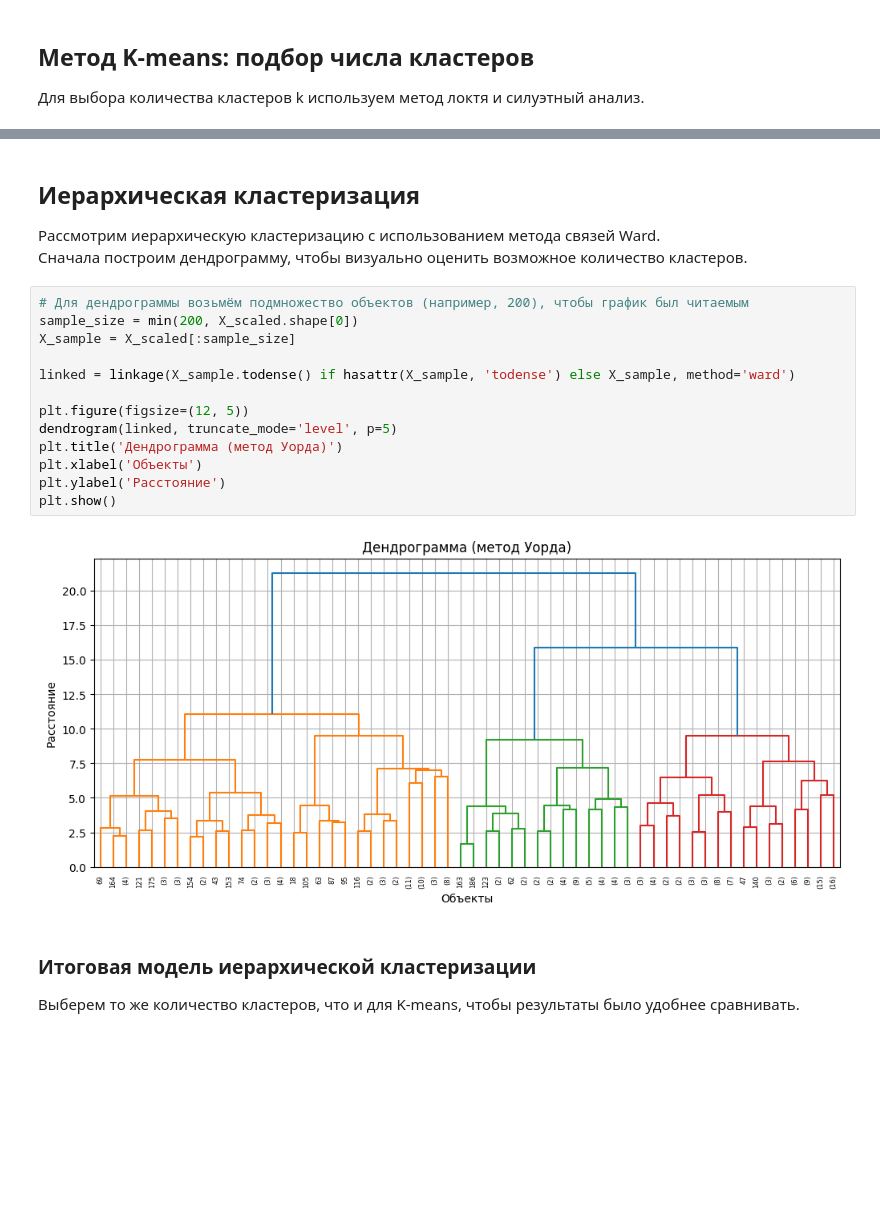
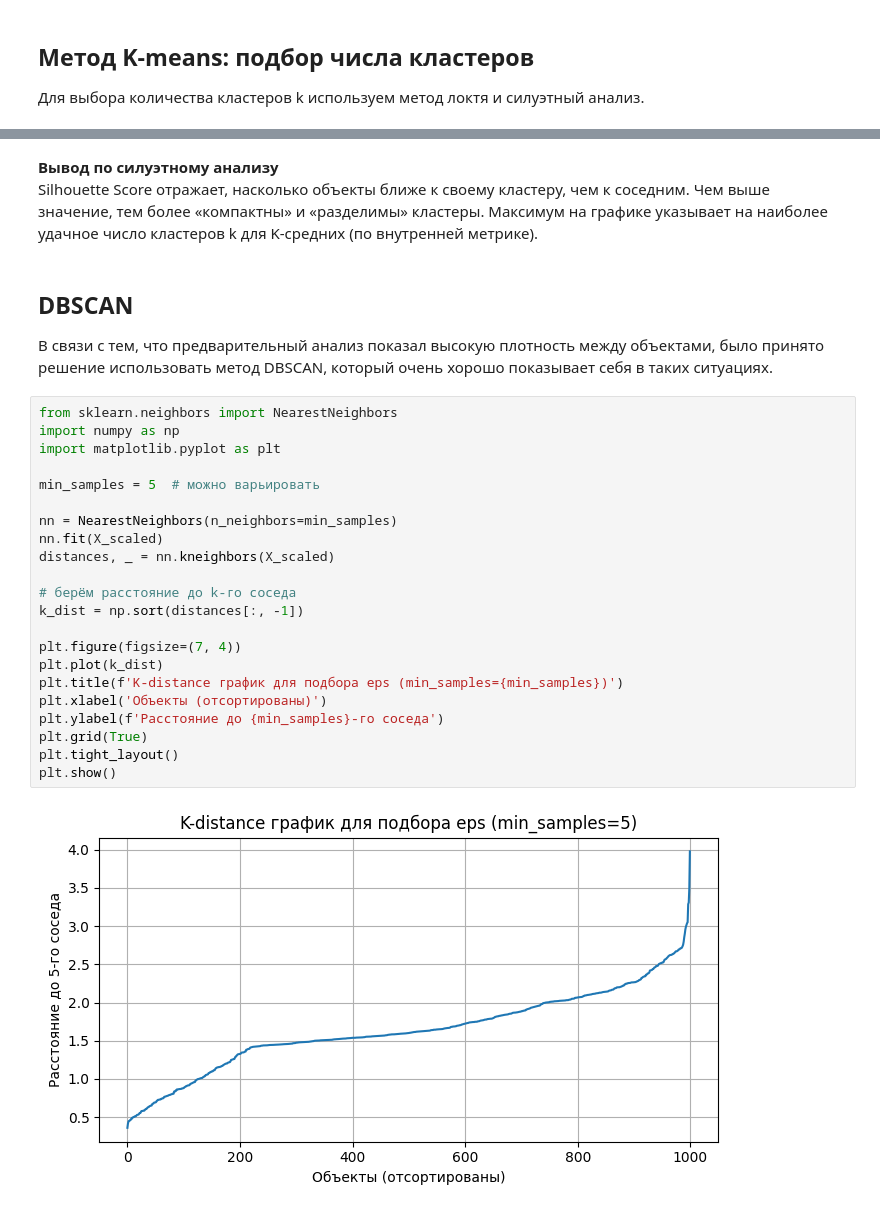
Before and after one commit to Killstroier/4lab_clasterization, a Jupyter notebook: 4lab_clustering_german_credit.ipynb, the cells around one changed output, grey strips where cells are left out. Drawn from its saved outputs; the diff is of its cells as text; blank space fills up the shorter version.

```diff
--- a/4lab_clustering_german_credit.ipynb
+++ b/4lab_clustering_german_credit.ipynb
@@ -392,24 +340,31 @@ Jaccard Index (по парам объектов): 0.4756480811006517
+# %% [markdown]
+**Вывод по силуэтному анализу**
+Silhouette Score отражает, насколько объекты ближе к своему кластеру, чем к соседним. Чем выше значение, тем более «компактны» и «разделимы» кластеры. Максимум на графике указывает на наиболее удачное число кластеров k для K-средних (по внутренней метрике).
 # %% [markdown]
-## Иерархическая кластеризация
+## DBSCAN
 
-Рассмотрим иерархическую кластеризацию с использованием метода связей Ward.
-Сначала построим дендрограмму, чтобы визуально оценить возможное количество кластеров.
+В связи с тем, что предварительный анализ показал высокую плотность между объектами, было принято решение использовать метод DBSCAN, который очень хорошо показывает себя в таких ситуациях.
 # %%
-# Для дендрограммы возьмём подмножество объектов (например, 200), чтобы график был читаемым
-sample_size = min(200, X_scaled.shape[0])
-X_sample = X_scaled[:sample_size]
+from sklearn.neighbors import NearestNeighbors
+import numpy as np
+import matplotlib.pyplot as plt
 
-linked = linkage(X_sample.todense() if hasattr(X_sample, 'todense') else X_sample, method='ward')
+min_samples = 5  # можно варьировать
 
-plt.figure(figsize=(12, 5))
-dendrogram(linked, truncate_mode='level', p=5)
-plt.title('Дендрограмма (метод Уорда)')
-plt.xlabel('Объекты')
-plt.ylabel('Расстояние')
+nn = NearestNeighbors(n_neighbors=min_samples)
+nn.fit(X_scaled)
+distances, _ = nn.kneighbors(X_scaled)
+
+# берём расстояние до k-го соседа
+k_dist = np.sort(distances[:, -1])
+
+plt.figure(figsize=(7, 4))
+plt.plot(k_dist)
+plt.title(f'K-distance график для подбора eps (min_samples={min_samples})')
+plt.xlabel('Объекты (отсортированы)')
+plt.ylabel(f'Расстояние до {min_samples}-го соседа')
+plt.grid(True)
+plt.tight_layout()
 plt.show()
 # %% [output]
-[figure, old version]
+[figure, new version]
-# %% [markdown]
-### Итоговая модель иерархической кластеризации
-
-Выберем то же количество кластеров, что и для K-means, чтобы результаты было удобнее сравнивать.
```
Also changed, not shown: parts of 43 cells of this notebook.
